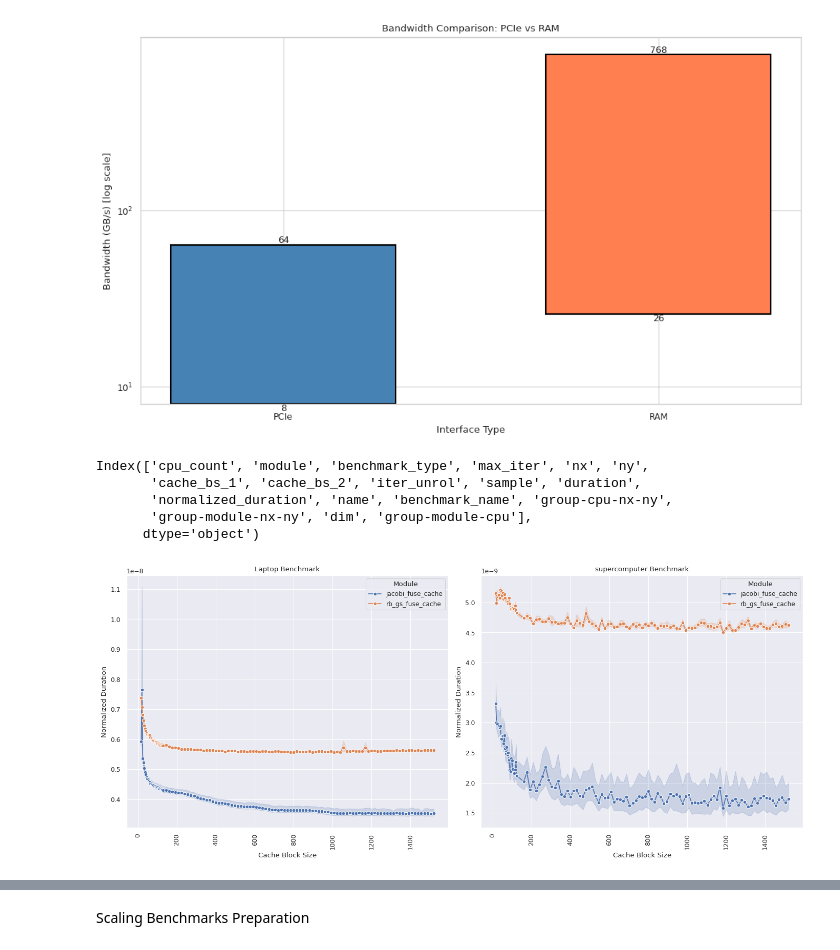
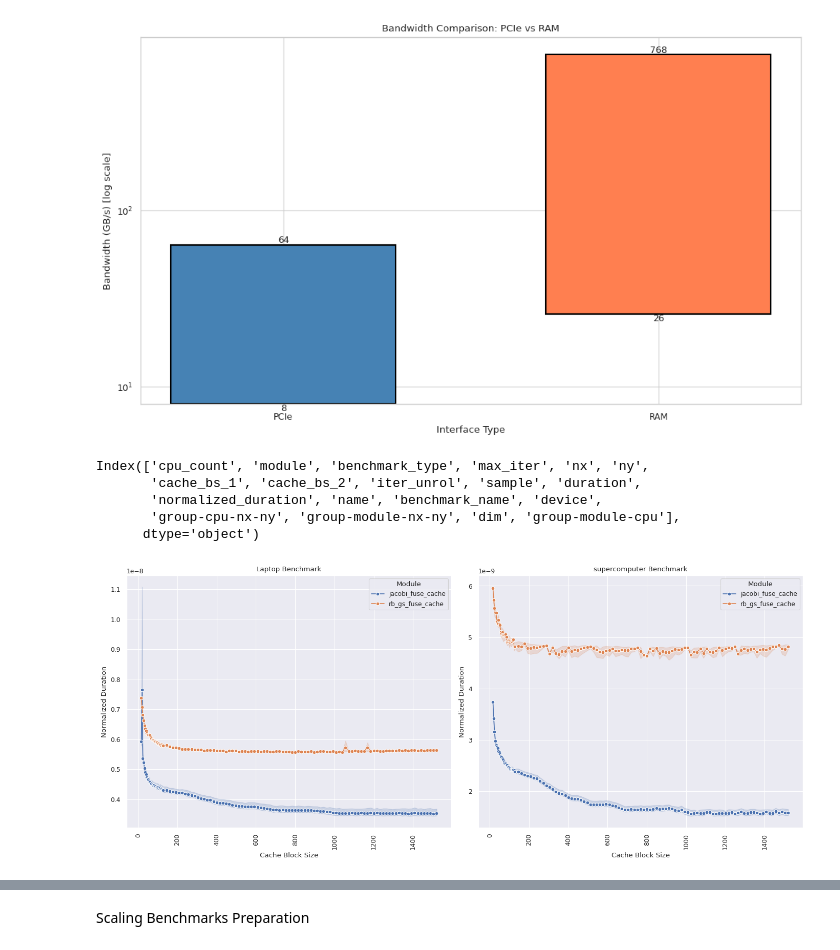
Before and after one commit to MarcelFerrari/Pyroclast, a Jupyter notebook: scripts/thesis/thesis_plots.ipynb, the cells around one changed output, grey strips where cells are left out. Drawn from its saved outputs; the diff is of its cells as text; code cells hidden in the pictures.

```diff
--- a/scripts/thesis/thesis_plots.ipynb
+++ b/scripts/thesis/thesis_plots.ipynb
@@ -170,6 +176,7 @@ summary_data = {
 }
 
 summary_df = pd.DataFrame(summary_data)
+sns.set_context("paper")
 
 with sns.axes_style("whitegrid"):
     fig = plt.figure(figsize=(10, 6))
@@ -202,7 +209,6 @@ with sns.axes_style("whitegrid"):
 # %% [output]
 [figure]
 # %%
-import os
 from benchmark import results_processing as rp
 
 laptop_cache = [
@@ -211,52 +217,55 @@ laptop_cache = [
 ]
 
 supercomputer_cache = [
-    "/home/alisot2000/Documents/02_ETH/Bachelor_Thesis/Pyroclast/scripts/thesis/benchmark_results_copy/caching/piora/pcbm_20251126-232109_Rqhe5Qx-yb9ANo0UsM0cQqafacI5dKq5DbILg3lMI20=.json",
-    "/home/alisot2000/Documents/02_ETH/Bachelor_Thesis/Pyroclast/scripts/thesis/benchmark_results_copy/caching/piora/pcbm_20251127-030938_vHusnnwIzPYWb80avMAlmsVSJIhkXoqwP-0R-VvIDfg=.json"
+    "/home/alisot2000/Documents/02_ETH/Bachelor_Thesis/Pyroclast/scripts/thesis/benchmark_results_copy/caching_new/piora/pcbm_20251127-144737_jyUj7KY1q_dp-POLlhXbcuq4x3oCcgoYnbH0zbWd7gk=.json",
+    "/home/alisot2000/Documents/02_ETH/Bachelor_Thesis/Pyroclast/scripts/thesis/benchmark_results_copy/caching_new/piora/pcbm_20251127-204632_JlFhB5nK2w5HZx-pWIhcDndJgiSmMeJ6_DIthOGaBL8=.json"
 ]
 
 laptop_caches = pd.concat(list(map(lambda p : rp.create_dataframe(rp.load_benchmark_run(p)), laptop_cache)), ignore_index=True)
 supercomputer_caches = pd.concat(list(map(lambda p : rp.create_dataframe(rp.load_benchmark_run(p)), supercomputer_cache)), ignore_index=True)
 
-def add_information(df: pd.DataFrame, benchmark: str) -> pd.DataFrame:
-    df["benchmark_name"] = benchmark
-    return df
 
-fully_augmented = rp.augment_df(pd.concat([add_information(df=laptop_caches, benchmark="laptop"), add_information(df=supercomputer_caches, benchmark="supercomputer")], ignore_index=True))
+fully_augmented = rp.augment_df(pd.concat([add_name_device(df=laptop_caches,
+                                                           device="cpu",
+                                                           benchmark_name="laptop"),
+                                           add_name_device(df=supercomputer_caches,
+                                                           device="cpu",
+                                                           benchmark_name="supercomputer")], ignore_index=True))
 
 print(fully_augmented.columns)
 
 # Create Dual Plot for Pandas
 # Create figure with two subplots side by side
 fig, axes = plt.subplots(1, 2, figsize=(14, 6))
 
 # First plot: laptop data
 laptop_data1 = fully_augmented[fully_augmented['benchmark_name'] == 'laptop']
 laptop_data =  laptop_data1[laptop_data1['module'] != "jacobi_fuse_cache_unroll_jitter"]
 sns.lineplot(data=laptop_data, x='cache_bs_1', y='normalized_duration',
              hue='module', marker='o', ax=axes[0])
 axes[0].set_title('Laptop Benchmark')
 axes[0].set_xlabel('Cache Block Size')
 axes[0].set_ylabel('Normalized Duration')
 axes[0].tick_params(axis='x', rotation=90)
 axes[0].legend(title='Module')
 
 # Second plot: supercomputer data
-supercomputer_data = fully_augmented[fully_augmented['benchmark_name'] == 'supercomputer']
+supercomputer_data1 = fully_augmented[fully_augmented['benchmark_name'] == 'supercomputer']
+supercomputer_data = supercomputer_data1[supercomputer_data1["module"] != "jacobi_fuse_cache_unroll_jitter"]
 sns.lineplot(data=supercomputer_data, x='cache_bs_1', y='normalized_duration',
              hue='module', marker='o', ax=axes[1])
 axes[1].set_title('supercomputer Benchmark')
 axes[1].set_xlabel('Cache Block Size')
 axes[1].set_ylabel('Normalized Duration')
 axes[1].tick_params(axis='x', rotation=90)
 axes[1].legend(title='Module')
 
 plt.tight_layout()
 plt.show()
 # %% [output]
 Index(['cpu_count', 'module', 'benchmark_type', 'max_iter', 'nx', 'ny',
        'cache_bs_1', 'cache_bs_2', 'iter_unrol', 'sample', 'duration',
-       'normalized_duration', 'name', 'benchmark_name', 'group-cpu-nx-ny',
-       'group-module-nx-ny', 'dim', 'group-module-cpu'],
+       'normalized_duration', 'name', 'benchmark_name', 'device',
+       'group-cpu-nx-ny', 'group-module-nx-ny', 'dim', 'group-module-cpu'],
       dtype='object')
-[figure, old version]
+[figure, new version]
```
Also changed, not shown: parts of 3 cells of this notebook.
